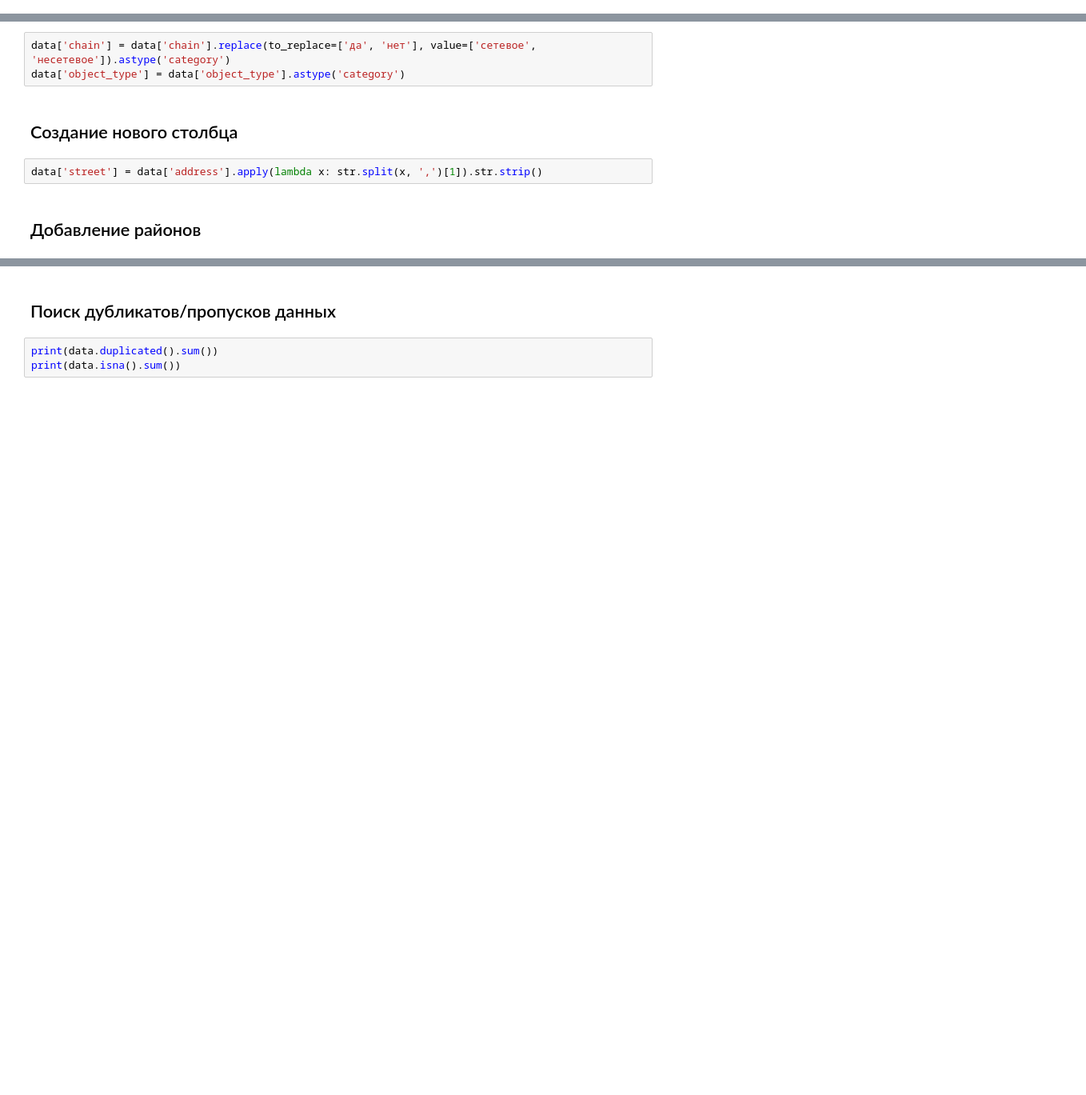
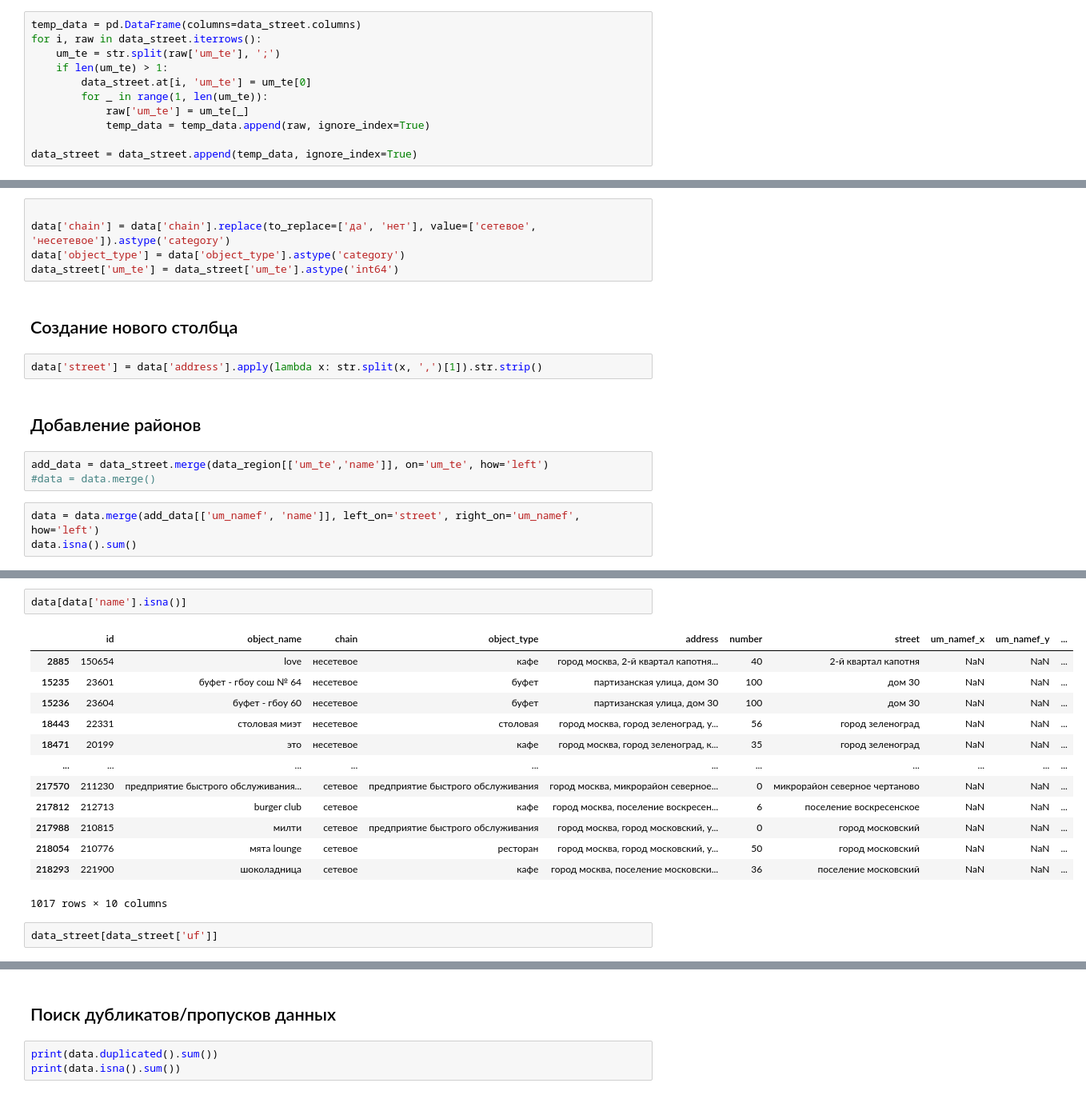
Before and after one commit to parabatareek/DataAnalyst, a Jupyter notebook: Projects/Project 9 - Анализ заведений общественного питания/Project 9 - Анализ заведений общественного питания.ipynb, the cells around one changed output, grey strips where cells are left out. Shown: that part at 80% size. Cells and saved outputs as stored; diff of their text form; blank space fills up the shorter version.

```diff
--- a/Projects/Project 9 - Анализ заведений общественного питания/Project 9 - Анализ заведений общественного питания.ipynb
+++ b/Projects/Project 9 - Анализ заведений общественного питания/Project 9 - Анализ заведений общественного питания.ipynb
@@ -226,0 +177,11 @@ data_region['street'] = data_region['street'].str.strip().str.lower()
+# %%
+temp_data = pd.DataFrame(columns=data_street.columns)
+for i, raw in data_street.iterrows():
+    um_te = str.split(raw['um_te'], ';')
+    if len(um_te) > 1:
+        data_street.at[i, 'um_te'] = um_te[0]
+        for _ in range(1, len(um_te)):
+            raw['um_te'] = um_te[_]
+            temp_data = temp_data.append(raw, ignore_index=True)
+
+data_street = data_street.append(temp_data, ignore_index=True)
@@ -228,8 +207,10 @@ data_region['street'] = data_region['street'].str.strip().str.lower()
 <a id='prepare_type'></a>
 ## Изменение типов данных ##
 # %%
+
 data['chain'] = data['chain'].replace(to_replace=['да', 'нет'], value=['сетевое', 'несетевое']).astype('category')
 data['object_type'] = data['object_type'].astype('category')
+data_street['um_te'] = data_street['um_te'].astype('int64')
 # %% [markdown]
 <a id='prepare_street'></a>
 ## Создание нового столбца ##
@@ -238,3 +219,9 @@ data['street'] = data['address'].apply(lambda x: str.split(x, ',')[1]).str.strip
 # %% [markdown]
 <a id='prepare_add_region'></a>
 ## Добавление районов ##
+# %%
+add_data = data_street.merge(data_region[['um_te','name']], on='um_te', how='left')
+#data = data.merge()
+# %%
+data = data.merge(add_data[['um_namef', 'name']], left_on='street', right_on='um_namef', how='left')
+data.isna().sum()
@@ -240,0 +240,18 @@ data['street'] = data['address'].apply(lambda x: str.split(x, ',')[1]).str.strip
+# %%
+data[data['name'].isna()]
+# %% [output]
+|  | id | object_name | chain | object_type | address | number | street | um_namef_x | um_namef_y | ... |
+| 2885 | 150654 | love | несетевое | кафе | город москва, 2-й квартал капотня... | 40 | 2-й квартал капотня | NaN | NaN | ... |
+| 15235 | 23601 | буфет - гбоу сош № 64 | несетевое | буфет | партизанская улица, дом 30 | 100 | дом 30 | NaN | NaN | ... |
+| 15236 | 23604 | буфет - гбоу 60 | несетевое | буфет | партизанская улица, дом 30 | 100 | дом 30 | NaN | NaN | ... |
+| 18443 | 22331 | столовая миэт | несетевое | столовая | город москва, город зеленоград, у... | 56 | город зеленоград | NaN | NaN | ... |
+| 18471 | 20199 | это | несетевое | кафе | город москва, город зеленоград, к... | 35 | город зеленоград | NaN | NaN | ... |
+| ... | ... | ... | ... | ... | ... | ... | ... | ... | ... | ... |
+| 217570 | 211230 | предприятие быстрого обслуживания... | сетевое | предприятие быстрого обслуживания | город москва, микрорайон северное... | 0 | микрорайон северное чертаново | NaN | NaN | ... |
+| 217812 | 212713 | burger club | сетевое | кафе | город москва, поселение воскресен... | 6 | поселение воскресенское | NaN | NaN | ... |
+| 217988 | 210815 | милти | сетевое | предприятие быстрого обслуживания | город москва, город московский, у... | 0 | город московский | NaN | NaN | ... |
+| 218054 | 210776 | мята lounge | сетевое | ресторан | город москва, город московский, у... | 50 | город московский | NaN | NaN | ... |
+| 218293 | 221900 | шоколадница | сетевое | кафе | город москва, поселение московски... | 36 | поселение московский | NaN | NaN | ... |
+1017 rows × 10 columns
+# %%
+data_street[data_street['uf']]
```
Also changed, not shown: parts of 14 cells of this notebook.
